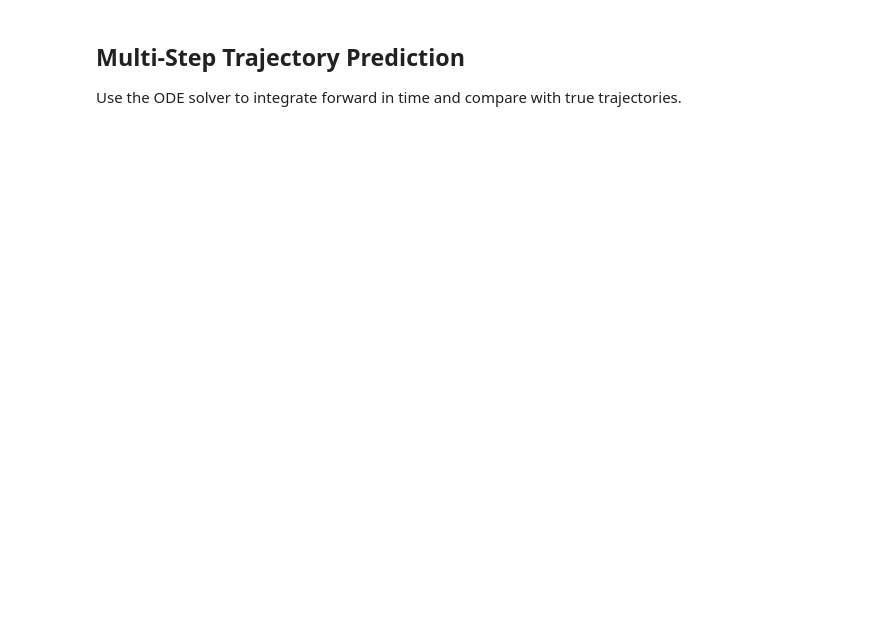
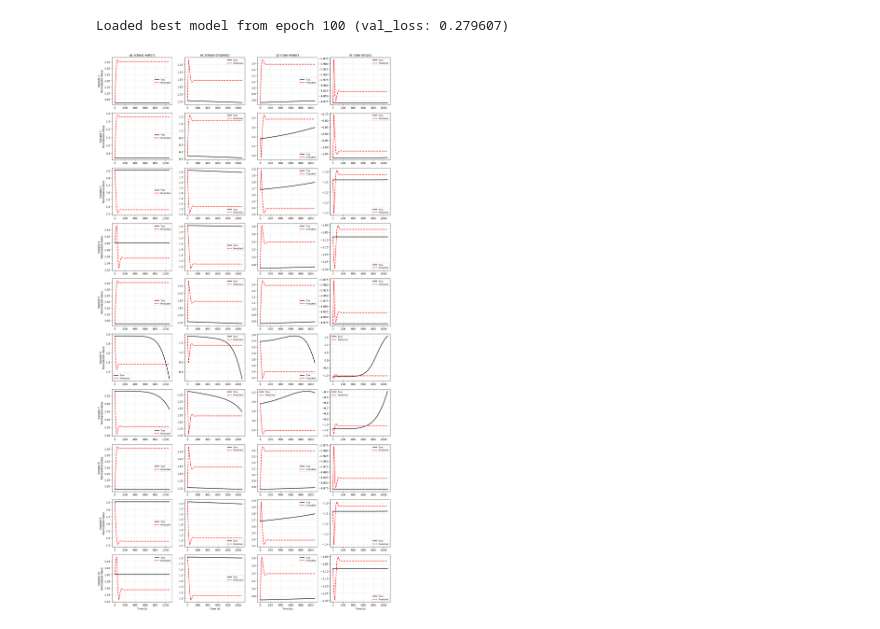
Before and after one commit to chaipattira/warm-rain-ml, a Jupyter notebook: training.ipynb, the cells around one changed output. Saved outputs shown, nothing was run; the diff lists cells and outputs as text; code cells hidden in the pictures; blank space fills up the shorter version.

```diff
--- a/training.ipynb
+++ b/training.ipynb
@@ -74,13 +29,0 @@ with open(data_dir / 'scalers.pkl', 'rb') as f:
-# %%
-# Create datasets
-train_dataset = TensorDataset(X_train, Y_train)
-test_dataset = TensorDataset(X_test, Y_test)
-
-# Create dataloaders
-batch_size = 512
-train_loader = DataLoader(train_dataset, batch_size=batch_size, shuffle=True)
-test_loader = DataLoader(test_dataset, batch_size=batch_size, shuffle=False)
-
-print(f"Batch size: {batch_size}")
-print(f"Training batches: {len(train_loader)}")
-print(f"Test batches: {len(test_loader)}")
@@ -419,4 +404,56 @@ Saved: derivative_predictions.png
-# %% [markdown]
-## Multi-Step Trajectory Prediction
-
-Use the ODE solver to integrate forward in time and compare with true trajectories.
+# %%
+# Load best model checkpoint
+checkpoint = torch.load('best_model.pt')
+model.load_state_dict(checkpoint['model_state_dict'])
+model.eval()
+
+print(f"Loaded best model from epoch {checkpoint['epoch']} (val_loss: {checkpoint['val_loss']:.6f})")
+# %% [output]
+Loaded best model from epoch 100 (val_loss: 0.279607)
+# %%
+# Select validation samples to visualize
+n_samples = 10
+sample_indices = np.random.choice(len(val_dataset), n_samples, replace=True)
+
+# Moment names
+moment_names = ['qc (cloud water)', 'nc (cloud droplets)', 'qr (rain water)', 'nr (rain drops)']
+
+# Create subplots
+fig, axes = plt.subplots(n_samples, 4, figsize=(16, 3*n_samples))
+if n_samples == 1:
+    axes = axes[np.newaxis, :]
+
+with torch.no_grad():
+    for i, sample_idx in enumerate(sample_indices):
+        # Get data
+        initial_state, target_trajectory = val_dataset[sample_idx]
+        initial_state = initial_state.unsqueeze(0).to(device)  # (1, 4)
+        target_trajectory = target_trajectory.cpu().numpy()  # (55, 4)
+
+        # Predict
+        pred_trajectory = model(initial_state, t_span)  # (55, 1, 4)
+        pred_trajectory = pred_trajectory.squeeze(1).cpu().numpy()  # (55, 4)
+
+        # Time axis
+        time_axis = t_span.cpu().numpy()
+
+        # Plot each moment
+        for j in range(4):
+            ax = axes[i, j]
+            ax.plot(time_axis, target_trajectory[:, j], 'k-', label='True', linewidth=2)
+            ax.plot(time_axis, pred_trajectory[:, j], 'r--', label='Predicted', linewidth=2)
+
+            if i == 0:
+                ax.set_title(moment_names[j], fontsize=12)
+            if i == n_samples - 1:
+                ax.set_xlabel('Time (s)', fontsize=10)
+            if j == 0:
+                ax.set_ylabel(f'Sample {i+1}\nNormalized Value', fontsize=10)
+
+            ax.legend(fontsize=8)
+            ax.grid(True, alpha=0.3)
+
+plt.tight_layout()
+plt.show()
+# %% [output]
+[figure, added]
```
Also changed, not shown: parts of 25 cells of this notebook.
